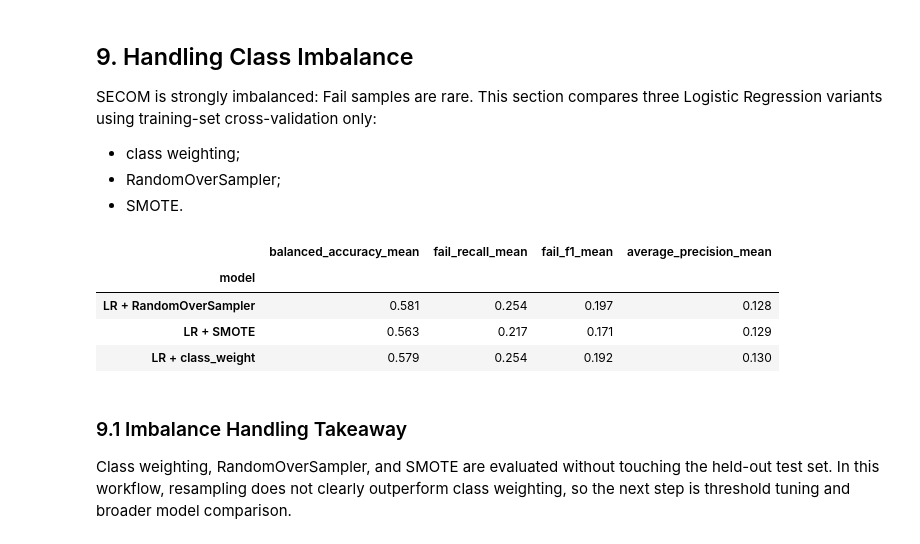
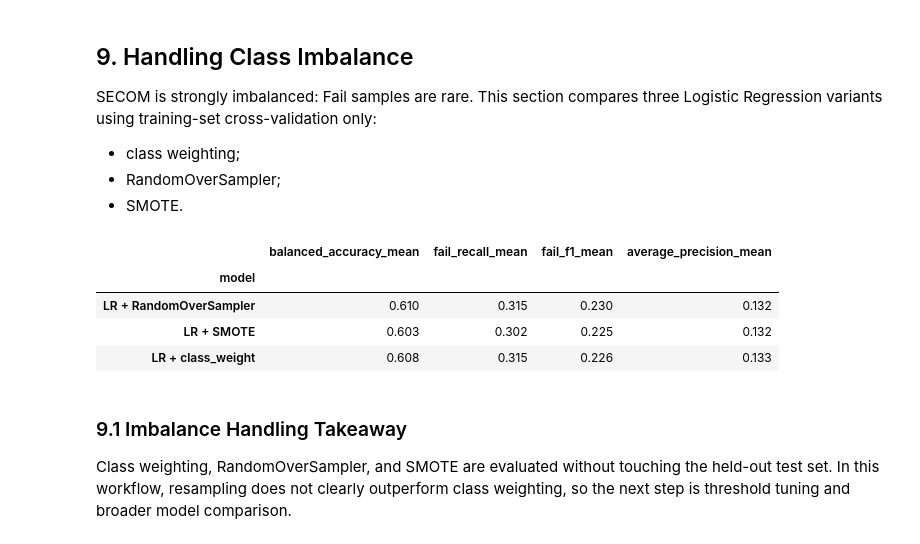
Before and after one commit to Spalding13/secom-fault-detection, a Jupyter notebook: notebooks/01_secom_fault_detection.ipynb, the cells around one changed output. Cells and saved outputs as stored; diff of their text form; code cells hidden in the pictures.

```diff
--- a/notebooks/01_secom_fault_detection.ipynb
+++ b/notebooks/01_secom_fault_detection.ipynb
@@ -637,6 +656,7 @@ SECOM is strongly imbalanced: Fail samples are rare. This section compares three
 - SMOTE.
 # %%
 weighted_log_reg_pipeline = Pipeline(steps=[
+    ("missingness_filter", MissingValueColumnFilter(DEFAULT_MAX_MISSING_FRACTION)),
     ("imputer", SimpleImputer(strategy="median")),
     ("variance_filter", VarianceThreshold(threshold=0.0)),
     ("scaler", StandardScaler()),
@@ -648,6 +668,7 @@ weighted_log_reg_pipeline = Pipeline(steps=[
 ])
 
 ros_log_reg_pipeline = ImbPipeline(steps=[
+    ("missingness_filter", MissingValueColumnFilter(DEFAULT_MAX_MISSING_FRACTION)),
     ("imputer", SimpleImputer(strategy="median")),
     ("variance_filter", VarianceThreshold(threshold=0.0)),
     ("scaler", StandardScaler()),
@@ -659,40 +680,41 @@ ros_log_reg_pipeline = ImbPipeline(steps=[
 ])
 
 smote_log_reg_pipeline = ImbPipeline(steps=[
+    ("missingness_filter", MissingValueColumnFilter(DEFAULT_MAX_MISSING_FRACTION)),
     ("imputer", SimpleImputer(strategy="median")),
     ("variance_filter", VarianceThreshold(threshold=0.0)),
     ("scaler", StandardScaler()),
     ("sampler", SMOTE(random_state=FINAL_RANDOM_STATE)),
     ("classifier", LogisticRegression(
         max_iter=5000,
         random_state=FINAL_RANDOM_STATE,
     )),
 ])
 
 imbalance_models = {
     "LR + class_weight": weighted_log_reg_pipeline,
     "LR + RandomOverSampler": ros_log_reg_pipeline,
     "LR + SMOTE": smote_log_reg_pipeline,
 }
 
 imbalance_cv_results = pd.concat([
     evaluate_model_cv(model_name, model, X_train, y_train, selection_cv)
     for model_name, model in imbalance_models.items()
 ], ignore_index=True)
 
 imbalance_cv_summary = summarize_cv_results(imbalance_cv_results)
 imbalance_cv_summary[[
     "balanced_accuracy_mean",
     "fail_recall_mean",
     "fail_f1_mean",
     "average_precision_mean",
 ]].round(3)
 # %% [output]
 |  | balanced_accuracy_mean | fail_recall_mean | fail_f1_mean | average_precision_mean |
 | model |  |  |  |  |
-| LR + RandomOverSampler | 0.581 | 0.254 | 0.197 | 0.128 |
-| LR + SMOTE | 0.563 | 0.217 | 0.171 | 0.129 |
-| LR + class_weight | 0.579 | 0.254 | 0.192 | 0.130 |
+| LR + RandomOverSampler | 0.610 | 0.315 | 0.230 | 0.132 |
+| LR + SMOTE | 0.603 | 0.302 | 0.225 | 0.132 |
+| LR + class_weight | 0.608 | 0.315 | 0.226 | 0.133 |
 # %% [markdown]
 ### 9.1 Imbalance Handling Takeaway
 
```
Also changed, not shown: parts of 19 cells of this notebook, 11 other files.
